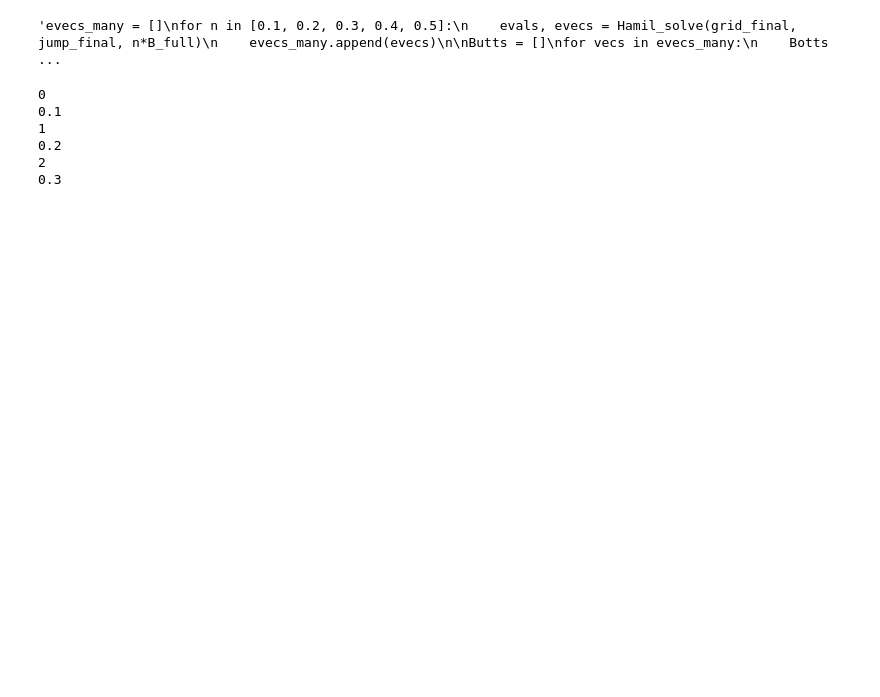
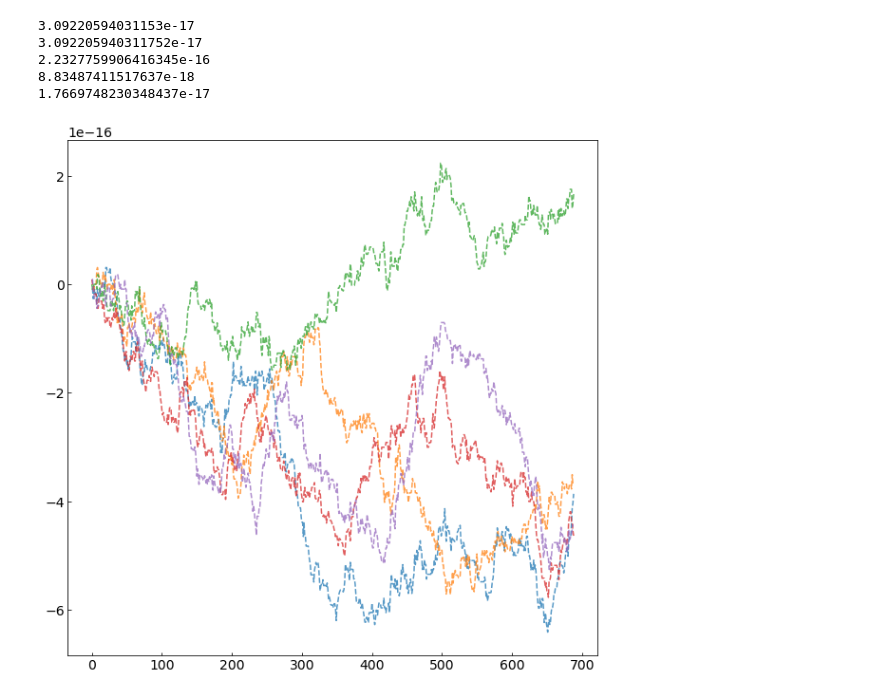
Before and after one commit to Kroghski/Bachelor, a Jupyter notebook: Bachelor_code/AB_Bott_index.ipynb, the cells around one changed output. Saved outputs shown, nothing was run; the diff lists cells and outputs as text; code cells hidden in the pictures; blank space fills up the shorter version.

```diff
--- a/Bachelor_code/AB_Bott_index.ipynb
+++ b/Bachelor_code/AB_Bott_index.ipynb
@@ -283,7 +283,7 @@ def bott_approx(ns, evec):
 # %%
 # Take field strength of B= 2pi so that phi/phi0= 0.5
 evecs_many = []
-for n in [0.1, 0.2, 0.3, 0.4, 0.5]:
+for n in [0.6, 0.7, 0.8, 0.9, 1]:
     evals, evecs = Hamil_solve(grid_final, jump_final, n*B_full)
     evecs_many.append(evecs)
 
@@ -291,7 +291,7 @@ Butts = []
 maxes = []
 for count, vecs in enumerate(evecs_many):
     Botts = bott_approx(range(len(grid_final)), vecs)
-    max_bott = max(Botts)
+    max_bott = max(abs(Botts))
     index_evec = count
     package = (max_bott, index_evec)
     print(max_bott)
@@ -299,17 +299,22 @@ for count, vecs in enumerate(evecs_many):
     Butts.append(Botts)
     maxes.append(package)
 # %% [output]
-'evecs_many = []\nfor n in [0.1, 0.2, 0.3, 0.4, 0.5]:\n    evals, evecs = Hamil_solve(grid_final, jump_final, n*B_full)\n    evecs_many.append(evecs)\n\nButts = []\nfor vecs in evecs_many:\n    Botts  ...
+3.09220594031153e-17
+3.092205940311752e-17
+2.2327759906416345e-16
+8.83487411517637e-18
+1.7669748230348437e-17
-# %%
-# Calculate Bott index and the approximate one for the same to compare runtimes
-
-for count, ele in enumerate([0.1,0.2,0.3]):
-    print(count)
-    print(ele)
-# %% [output]
-0
-0.1
-1
-0.2
-2
-0.3
+# %%
+# Plot of indices
+check_lens = 689
+x = np.arange(0,check_lens)
+
+fig, ax = plt.subplots(figsize= (10,10))
+
+for phi, ys in zip([0.6, 0.7, 0.8, 0.9, 1], Butts):
+    ax.plot(np.arange(0, check_lens), ys, linestyle= '--', alpha= 0.75, label= f'Flux {phi}')
+
+ax.legend()
+plt.show()
+# %% [output]
+[figure, added]
```
